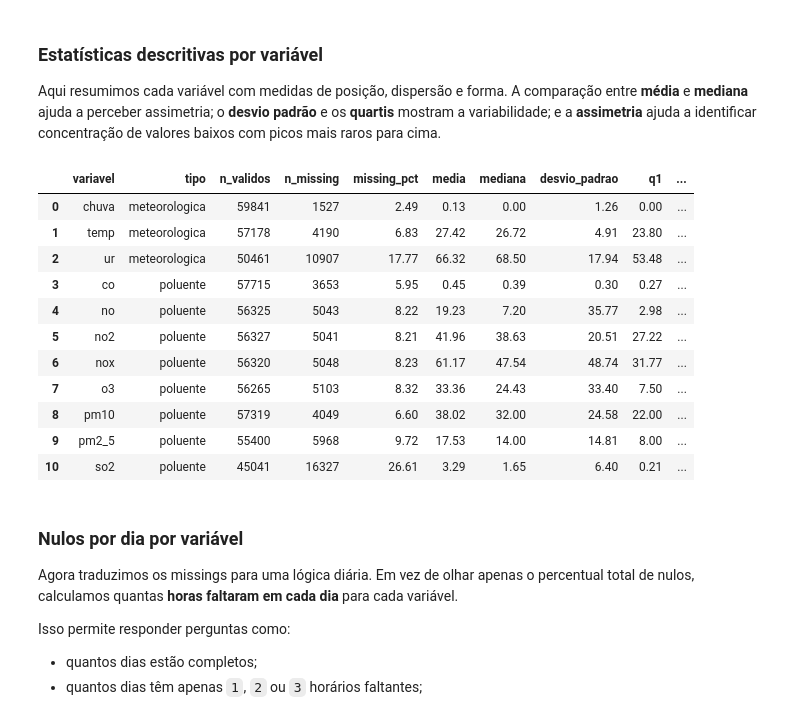
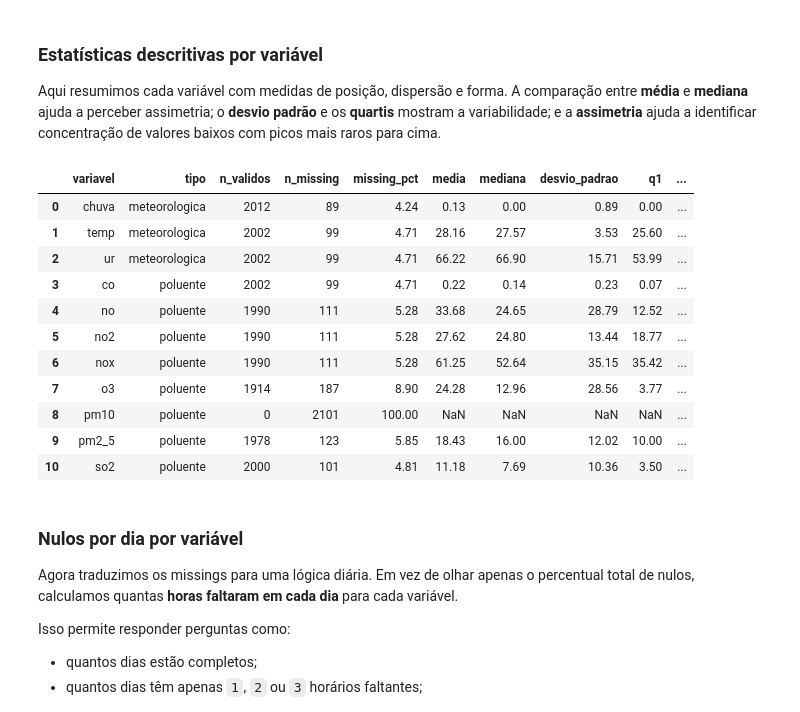
Before and after one commit to AILAB-CEFET-RJ/qualiar, a Jupyter notebook: Code/3 - EdaIntermediaryData/MonitorAr/Estacao/ZonaNorte/um_maracana.ipynb, the cells around one changed output. Saved outputs shown, nothing was run; the diff lists cells and outputs as text; code cells hidden in the pictures.

```diff
--- a/Code/3 - EdaIntermediaryData/MonitorAr/Estacao/ZonaNorte/um_maracana.ipynb
+++ b/Code/3 - EdaIntermediaryData/MonitorAr/Estacao/ZonaNorte/um_maracana.ipynb
@@ -16,8 +16,8 @@ import seaborn as sns
 url_air_quality_data = "https://raw.githubusercontent.com/AILAB-CEFET-RJ/qualiar/refs/heads/Refactoring-And-Documentation/Data/IntermediaryData/MonitorAr/InitialMergedData/merged_air_quality_data.csv"
 
 df_air_quality = pd.read_csv(url_air_quality_data)
-df_iraja = df_air_quality[df_air_quality["Nome"] == "ESTAÇÃO IRAJÁ"].copy()
+df_maracana = df_air_quality[df_air_quality["Nome"] == "UNIDADE MOVEL MARACANA"].copy()
 
-print("Dimensoes da base da Estacao Iraja:", df_iraja.shape)
-display(df_iraja.head())
+print("Dimensoes da base da Estacao Maracana:", df_maracana.shape)
+display(df_maracana.head())
 # %% [output]
@@ -35,9 +35,9 @@ Dimensoes da base da Estacao Iraja: (61368, 15)
 
 Nesta célula verificamos o intervalo temporal da base, o número de timestamps únicos, o intervalo mais frequente entre observações e a distribuição do minuto da medição. Isso ajuda a confirmar se a série realmente se comporta como uma série **horária**.
 # %%
-df_iraja["data"] = pd.to_datetime(df_iraja["data"], errors="coerce")
+df_maracana["data"] = pd.to_datetime(df_maracana["data"], errors="coerce")
 
-timestamps_unicos = df_iraja["data"].drop_duplicates().sort_values()
+timestamps_unicos = df_maracana["data"].drop_duplicates().sort_values()
 intervalos = timestamps_unicos.diff().dropna()
 
 intervalo_modal = intervalos.mode().iloc[0] if not intervalos.empty else pd.Timedelta(hours=1)
@@ -53,8 +53,8 @@ resumo_periodo = pd.DataFrame(
         "valor": [
             timestamps_unicos.min(),
             timestamps_unicos.max(),
-            len(df_iraja),
-            df_iraja["data"].dt.year.nunique(),
+            len(df_maracana),
+            df_maracana["data"].dt.year.nunique(),
         ],
     }
 )
@@ -208,14 +191,14 @@ Primeiro, separamos explicitamente as variáveis meteorológicas e os poluentes,
 # %%
 variaveis_meteorologicas = ["chuva", "temp", "ur"]
 poluentes = ["so2", "no2", "co", "no", "nox", "o3", "pm10", "pm2_5"]
-variaveis_analise = [coluna for coluna in variaveis_meteorologicas + poluentes if coluna in df_iraja.columns]
+variaveis_analise = [coluna for coluna in variaveis_meteorologicas + poluentes if coluna in df_maracana.columns]
 
-df_iraja_carac = df_iraja.copy()
-df_iraja_carac["data"] = pd.to_datetime(df_iraja_carac["data"], errors="coerce")
-df_iraja_carac["data_dia"] = df_iraja_carac["data"].dt.normalize()
+df_maracana_carac = df_maracana.copy()
+df_maracana_carac["data"] = pd.to_datetime(df_maracana_carac["data"], errors="coerce")
+df_maracana_carac["data_dia"] = df_maracana_carac["data"].dt.normalize()
 
 for coluna in variaveis_analise:
-    df_iraja_carac[coluna] = pd.to_numeric(df_iraja_carac[coluna], errors="coerce")
+    df_maracana_carac[coluna] = pd.to_numeric(df_maracana_carac[coluna], errors="coerce")
 
 display(pd.DataFrame({
     "variavel": variaveis_analise,
@@ -241,43 +224,43 @@ Aqui resumimos cada variável com medidas de posição, dispersão e forma. A co
 # %%
 estatisticas_variaveis = []
 
 for variavel in variaveis_analise:
-    serie = df_iraja_carac[variavel]
+    serie = df_maracana_carac[variavel]
     estatisticas_variaveis.append(
         {
             "variavel": variavel,
             "tipo": "meteorologica" if variavel in variaveis_meteorologicas else "poluente",
             "n_validos": int(serie.notna().sum()),
             "n_missing": int(serie.isna().sum()),
             "missing_pct": round(100 * serie.isna().mean(), 2),
             "media": round(serie.mean(), 2),
             "mediana": round(serie.median(), 2),
             "desvio_padrao": round(serie.std(), 2),
             "q1": round(serie.quantile(0.25), 2),
             "q3": round(serie.quantile(0.75), 2),
             "min": round(serie.min(), 2),
             "max": round(serie.max(), 2),
             "assimetria": round(serie.skew(), 2),
         }
     )
 
 estatisticas_variaveis = pd.DataFrame(estatisticas_variaveis)
 estatisticas_variaveis = estatisticas_variaveis.sort_values(["tipo", "variavel"]).reset_index(drop=True)
 
 display(estatisticas_variaveis)
 # %% [output]
 |  | variavel | tipo | n_validos | n_missing | missing_pct | media | mediana | desvio_padrao | q1 | ... |
-| 0 | chuva | meteorologica | 59841 | 1527 | 2.49 | 0.13 | 0.00 | 1.26 | 0.00 | ... |
-| 1 | temp | meteorologica | 57178 | 4190 | 6.83 | 27.42 | 26.72 | 4.91 | 23.80 | ... |
-| 2 | ur | meteorologica | 50461 | 10907 | 17.77 | 66.32 | 68.50 | 17.94 | 53.48 | ... |
-| 3 | co | poluente | 57715 | 3653 | 5.95 | 0.45 | 0.39 | 0.30 | 0.27 | ... |
-| 4 | no | poluente | 56325 | 5043 | 8.22 | 19.23 | 7.20 | 35.77 | 2.98 | ... |
-| 5 | no2 | poluente | 56327 | 5041 | 8.21 | 41.96 | 38.63 | 20.51 | 27.22 | ... |
-| 6 | nox | poluente | 56320 | 5048 | 8.23 | 61.17 | 47.54 | 48.74 | 31.77 | ... |
-| 7 | o3 | poluente | 56265 | 5103 | 8.32 | 33.36 | 24.43 | 33.40 | 7.50 | ... |
-| 8 | pm10 | poluente | 57319 | 4049 | 6.60 | 38.02 | 32.00 | 24.58 | 22.00 | ... |
-| 9 | pm2_5 | poluente | 55400 | 5968 | 9.72 | 17.53 | 14.00 | 14.81 | 8.00 | ... |
-| 10 | so2 | poluente | 45041 | 16327 | 26.61 | 3.29 | 1.65 | 6.40 | 0.21 | ... |
+| 0 | chuva | meteorologica | 2012 | 89 | 4.24 | 0.13 | 0.00 | 0.89 | 0.00 | ... |
+| 1 | temp | meteorologica | 2002 | 99 | 4.71 | 28.16 | 27.57 | 3.53 | 25.60 | ... |
+| 2 | ur | meteorologica | 2002 | 99 | 4.71 | 66.22 | 66.90 | 15.71 | 53.99 | ... |
+| 3 | co | poluente | 2002 | 99 | 4.71 | 0.22 | 0.14 | 0.23 | 0.07 | ... |
+| 4 | no | poluente | 1990 | 111 | 5.28 | 33.68 | 24.65 | 28.79 | 12.52 | ... |
+| 5 | no2 | poluente | 1990 | 111 | 5.28 | 27.62 | 24.80 | 13.44 | 18.77 | ... |
+| 6 | nox | poluente | 1990 | 111 | 5.28 | 61.25 | 52.64 | 35.15 | 35.42 | ... |
+| 7 | o3 | poluente | 1914 | 187 | 8.90 | 24.28 | 12.96 | 28.56 | 3.77 | ... |
+| 8 | pm10 | poluente | 0 | 2101 | 100.00 | NaN | NaN | NaN | NaN | ... |
+| 9 | pm2_5 | poluente | 1978 | 123 | 5.85 | 18.43 | 16.00 | 12.02 | 10.00 | ... |
+| 10 | so2 | poluente | 2000 | 101 | 4.81 | 11.18 | 7.69 | 10.36 | 3.50 | ... |
 # %% [markdown]
 ### Nulos por dia por variável
 
```
Also changed, not shown: parts of 11 cells of this notebook, 16 other files.
